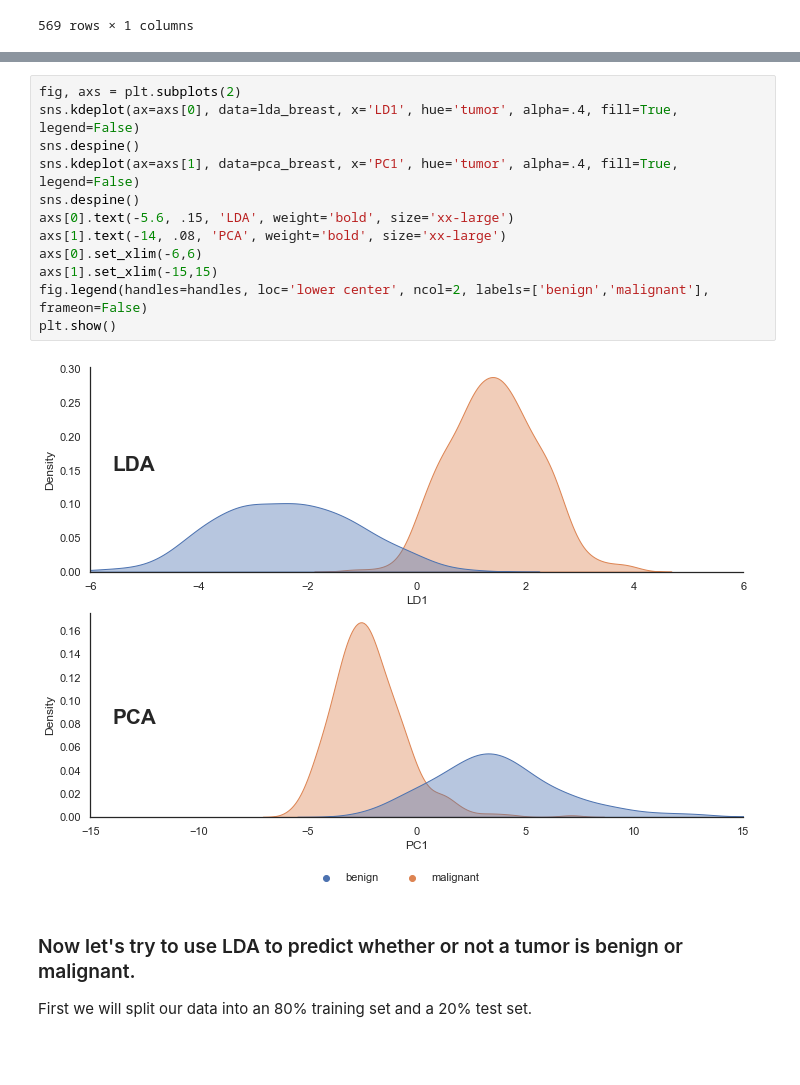
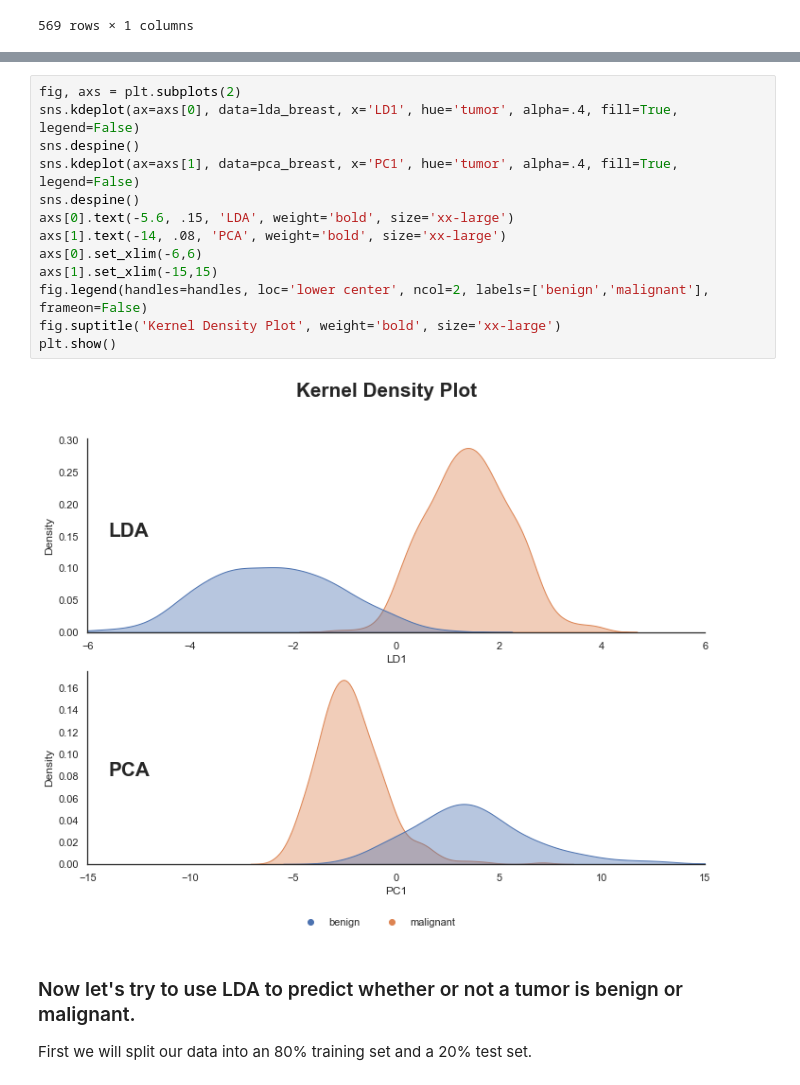
Before and after one commit to neda0/uw_biol359_spr21, a Jupyter notebook: w6_lda.ipynb, the cells around one changed output, grey strips where cells are left out. Drawn from its saved outputs; the diff is of its cells as text; blank space fills up the shorter version.

```diff
--- a/w6_lda.ipynb
+++ b/w6_lda.ipynb
@@ -316,17 +319,18 @@ plt.show()
 # %%
 fig, axs = plt.subplots(2)
 sns.kdeplot(ax=axs[0], data=lda_breast, x='LD1', hue='tumor', alpha=.4, fill=True, legend=False)
 sns.despine()
 sns.kdeplot(ax=axs[1], data=pca_breast, x='PC1', hue='tumor', alpha=.4, fill=True, legend=False)
 sns.despine()
 axs[0].text(-5.6, .15, 'LDA', weight='bold', size='xx-large')
 axs[1].text(-14, .08, 'PCA', weight='bold', size='xx-large')
 axs[0].set_xlim(-6,6)
 axs[1].set_xlim(-15,15)
 fig.legend(handles=handles, loc='lower center', ncol=2, labels=['benign','malignant'], frameon=False)
+fig.suptitle('Kernel Density Plot', weight='bold', size='xx-large')
 plt.show()
 # %% [output]
-[figure, old version]
+[figure, new version]
 # %% [markdown]
 ### Now let's try to use LDA to predict whether or not a tumor is benign or malignant.
 
```
Also changed, not shown: parts of 12 cells of this notebook.
